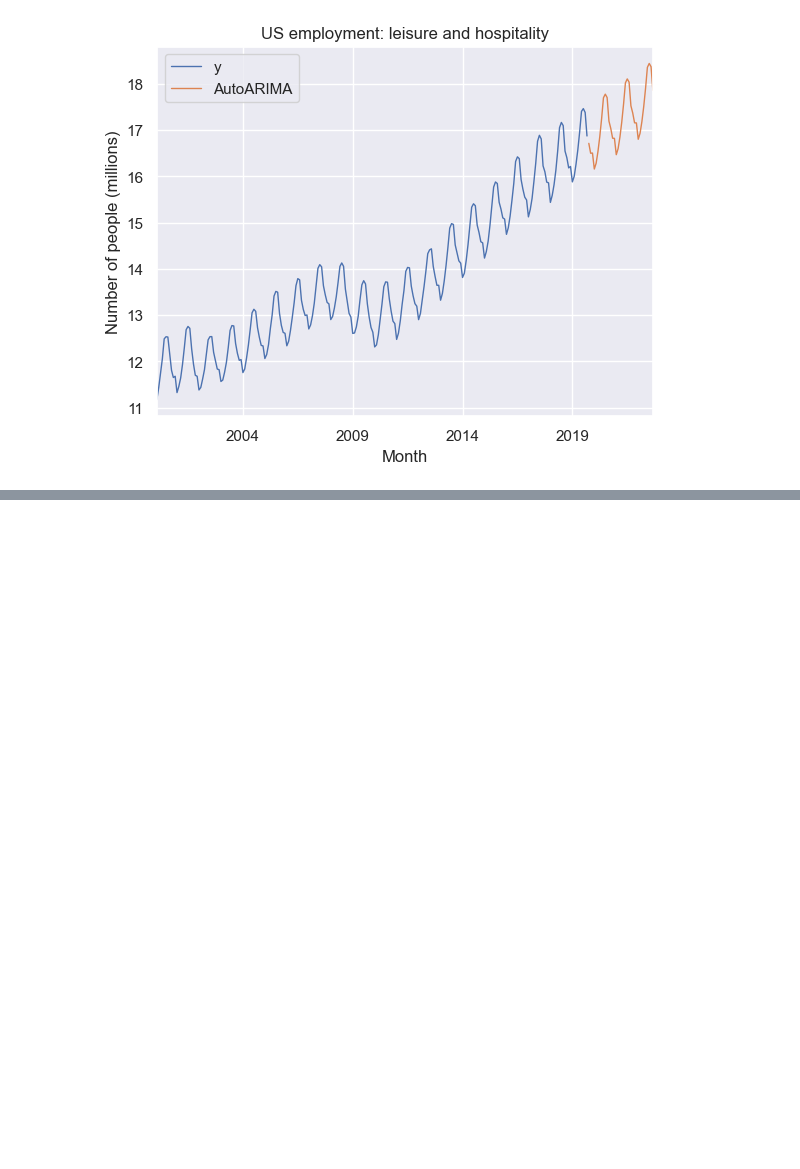
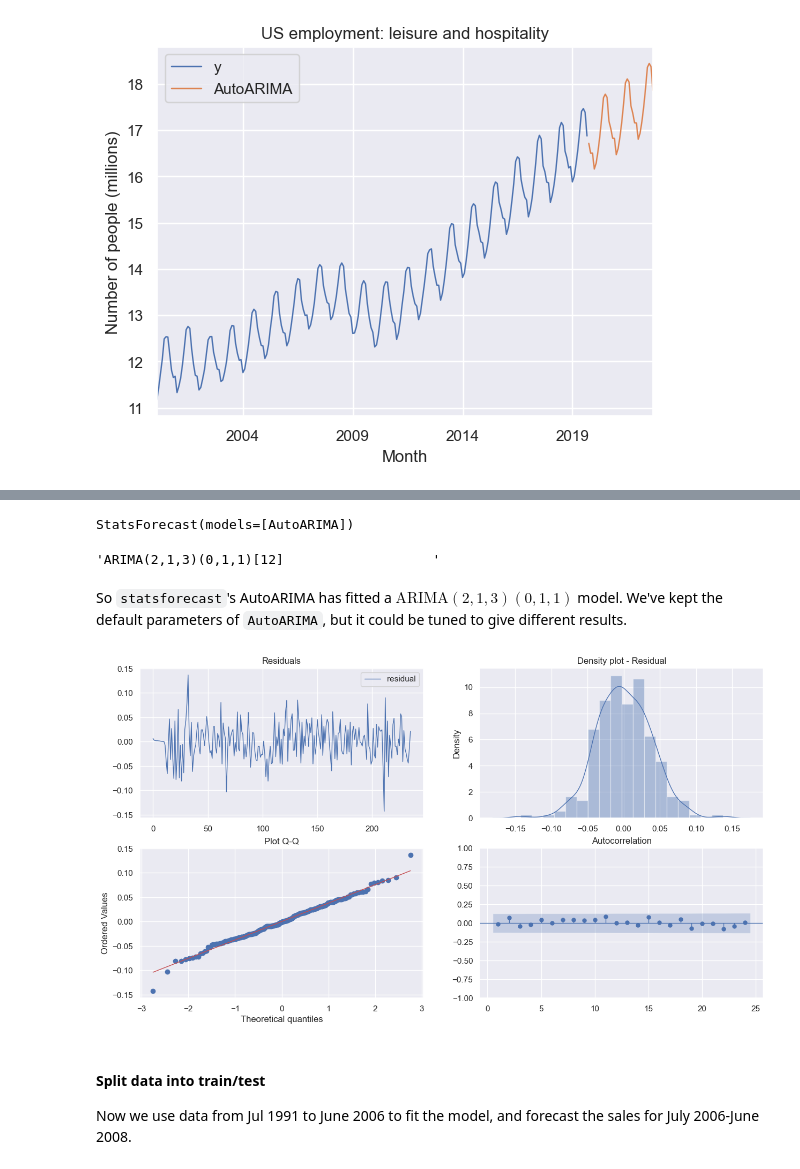
Before and after one commit to yl238/forecasting-principles-and-practice, a Jupyter notebook: ch09-ARIMA/09-Seasonal-ARIMA-Models.ipynb, the cells around one changed output, grey strips where cells are left out. Saved outputs shown, nothing was run; the diff lists cells and outputs as text; code cells hidden in the pictures; blank space fills up the shorter version.

```diff
--- a/ch09-ARIMA/09-Seasonal-ARIMA-Models.ipynb
+++ b/ch09-ARIMA/09-Seasonal-ARIMA-Models.ipynb
@@ -169,0 +210,25 @@ plt.show()
+# %%
+df_logcost = np.log(h02.Cost).reset_index()
+df_logcost['unique_id'] = 1
+df_logcost.columns = ['ds', 'y', 'unique_id'] # Reformat data to use statsforecast library
+# %%
+sf = StatsForecast(df=df_logcost, models=models, freq='MS', n_jobs=-1)
+sf.fit()
+# %% [output]
+StatsForecast(models=[AutoARIMA])
+# %%
+arima_string(sf.fitted_[0, 0].model_)
+# %% [output]
+'ARIMA(2,1,3)(0,1,1)[12]                   '
+# %% [markdown]
+So `statsforecast`'s AutoARIMA has fitted a $\text{ARIMA}(2,1,3)(0,1,1)$ model. We've kept the default parameters of `AutoARIMA`, but it could be tuned to give different results.
+# %%
+results = sf.fitted_[0, 0].model_
+residuals = pd.DataFrame(results.get('residuals'), columns=['residual'])
+# %%
+plot_residuals(residuals)
+# %% [output]
+[figure, added]
+# %% [markdown]
+#### Split data into train/test
+Now we use data from Jul 1991 to June 2006 to fit the model, and forecast the sales for July 2006-June 2008.
```
Also changed, not shown: parts of 22 cells of this notebook, 1 other file.
